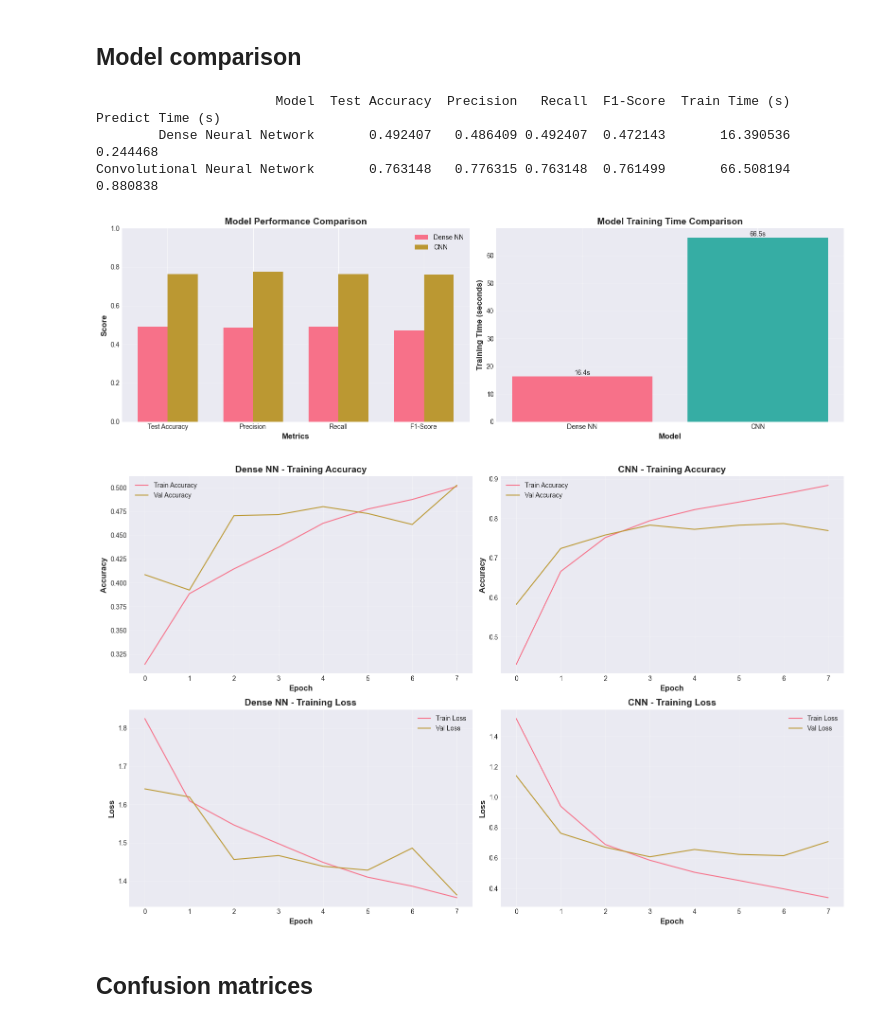
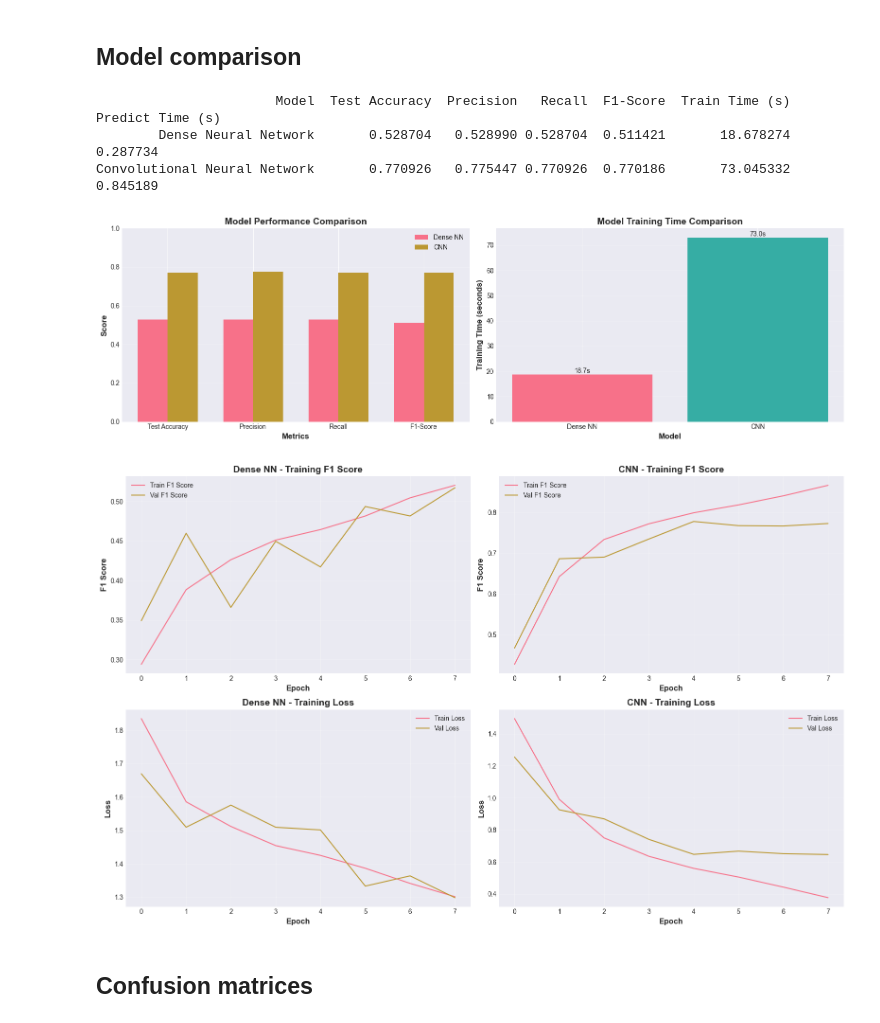
Before and after one commit to mchojna/eurosat-classification, a Jupyter notebook: 02b_baseline_deep_models.ipynb, the cells around one changed output. Drawn from its saved outputs; the diff is of its cells as text; code cells hidden in the pictures.

Commit message:
Updated followed metrics.

```diff
--- a/02b_baseline_deep_models.ipynb
+++ b/02b_baseline_deep_models.ipynb
@@ -127,6 +127,25 @@ Image shape            : (64, 64, 3)
 Number of classes      : 10
 # %% [markdown]
 ## Model training and evaluation
+# %%
+class SparseF1Score(keras.metrics.Metric):
+    """F1 Score metric that works with sparse (integer) labels."""
+
+    def __init__(self, num_classes, average="weighted", name="f1_score", **kwargs):
+        super().__init__(name=name, **kwargs)
+        self.num_classes = num_classes
+        self.f1_metric = keras.metrics.F1Score(average=average)
+
+    def update_state(self, y_true, y_pred, sample_weight=None):
+        # Convert sparse labels to one-hot encoding
+        y_true_one_hot = tf.one_hot(tf.cast(y_true, tf.int32), self.num_classes)
+        self.f1_metric.update_state(y_true_one_hot, y_pred, sample_weight)
+
+    def result(self):
+        return self.f1_metric.result()
+
+    def reset_state(self):
+        self.f1_metric.reset_state()
 # %%
 def evaluate_model(
     model, X_train, X_test, y_train, y_test, model_name, epochs=20, batch_size=32
@@ -200,7 +219,7 @@ dense_model = keras.Sequential(
 dense_model.compile(
     optimizer="adam",
     loss="sparse_categorical_crossentropy",
-    metrics=["accuracy"],
+    metrics=[SparseF1Score(num_classes=len(class_names), average="weighted")],
 )
 
 
@@ -265,7 +284,7 @@ cnn_model = keras.Sequential(
 cnn_model.compile(
     optimizer="adam",
     loss="sparse_categorical_crossentropy",
-    metrics=["accuracy"],
+    metrics=[SparseF1Score(num_classes=len(class_names), average="weighted")],
 )
 
 
@@ -361,8 +380,8 @@ results_summary = pd.DataFrame(
 print(results_summary.to_string(index=False))
 # %% [output]
                        Model  Test Accuracy  Precision   Recall  F1-Score  Train Time (s)  Predict Time (s)
-        Dense Neural Network       0.492407   0.486409 0.492407  0.472143       16.390536          0.244468
-Convolutional Neural Network       0.763148   0.776315 0.763148  0.761499       66.508194          0.880838
+        Dense Neural Network       0.528704   0.528990 0.528704  0.511421       18.678274          0.287734
+Convolutional Neural Network       0.770926   0.775447 0.770926  0.770186       73.045332          0.845189
 # %%
 # Performance comparison
 fig, axes = plt.subplots(1, 2, figsize=(16, 5))
@@ -421,51 +440,51 @@ for bar in bars:
 plt.tight_layout()
 plt.show()
 # %% [output]
-[figure, old version]
+[figure, new version]
 # %%
 # Training history
 fig, axes = plt.subplots(2, 2, figsize=(16, 10))
 
-# Dense NN accuracy
-axes[0, 0].plot(dense_results["history"].history["accuracy"], label="Train Accuracy")
-axes[0, 0].plot(dense_results["history"].history["val_accuracy"], label="Val Accuracy")
+# Dense NN F1 Score
+axes[0, 0].plot(dense_results["history"].history["f1_score"], label="Train F1 Score")
+axes[0, 0].plot(dense_results["history"].history["val_f1_score"], label="Val F1 Score")
 axes[0, 0].set_xlabel("Epoch", fontsize=12, fontweight="bold")
-axes[0, 0].set_ylabel("Accuracy", fontsize=12, fontweight="bold")
-axes[0, 0].set_title("Dense NN - Training Accuracy", fontsize=14, fontweight="bold")
+axes[0, 0].set_ylabel("F1 Score", fontsize=12, fontweight="bold")
+axes[0, 0].set_title("Dense NN - Training F1 Score", fontsize=14, fontweight="bold")
 axes[0, 0].legend()
 axes[0, 0].grid(alpha=0.3)
 
-# CNN accuracy
-axes[0, 1].plot(cnn_results["history"].history["accuracy"], label="Train Accuracy")
-axes[0, 1].plot(cnn_results["history"].history["val_accuracy"], label="Val Accuracy")
+# CNN F1 Score
+axes[0, 1].plot(cnn_results["history"].history["f1_score"], label="Train F1 Score")
+axes[0, 1].plot(cnn_results["history"].history["val_f1_score"], label="Val F1 Score")
 axes[0, 1].set_xlabel("Epoch", fontsize=12, fontweight="bold")
-axes[0, 1].set_ylabel("Accuracy", fontsize=12, fontweight="bold")
-axes[0, 1].set_title("CNN - Training Accuracy", fontsize=14, fontweight="bold")
+axes[0, 1].set_ylabel("F1 Score", fontsize=12, fontweight="bold")
+axes[0, 1].set_title("CNN - Training F1 Score", fontsize=14, fontweight="bold")
 axes[0, 1].legend()
 axes[0, 1].grid(alpha=0.3)
 
 # Dense NN loss
 axes[1, 0].plot(dense_results["history"].history["loss"], label="Train Loss")
 axes[1, 0].plot(dense_results["history"].history["val_loss"], label="Val Loss")
 axes[1, 0].set_xlabel("Epoch", fontsize=12, fontweight="bold")
 axes[1, 0].set_ylabel("Loss", fontsize=12, fontweight="bold")
 axes[1, 0].set_title("Dense NN - Training Loss", fontsize=14, fontweight="bold")
 axes[1, 0].legend()
 axes[1, 0].grid(alpha=0.3)
 
 # CNN loss
 axes[1, 1].plot(cnn_results["history"].history["loss"], label="Train Loss")
 axes[1, 1].plot(cnn_results["history"].history["val_loss"], label="Val Loss")
 axes[1, 1].set_xlabel("Epoch", fontsize=12, fontweight="bold")
 axes[1, 1].set_ylabel("Loss", fontsize=12, fontweight="bold")
 axes[1, 1].set_title("CNN - Training Loss", fontsize=14, fontweight="bold")
 axes[1, 1].legend()
 axes[1, 1].grid(alpha=0.3)
 
 plt.tight_layout()
 plt.show()
 # %% [output]
-[figure, old version]
+[figure, new version]
 # %% [markdown]
 ## Confusion matrices
 # %%
```
Also changed, not shown: parts of 3 cells of this notebook, 3 other files.
